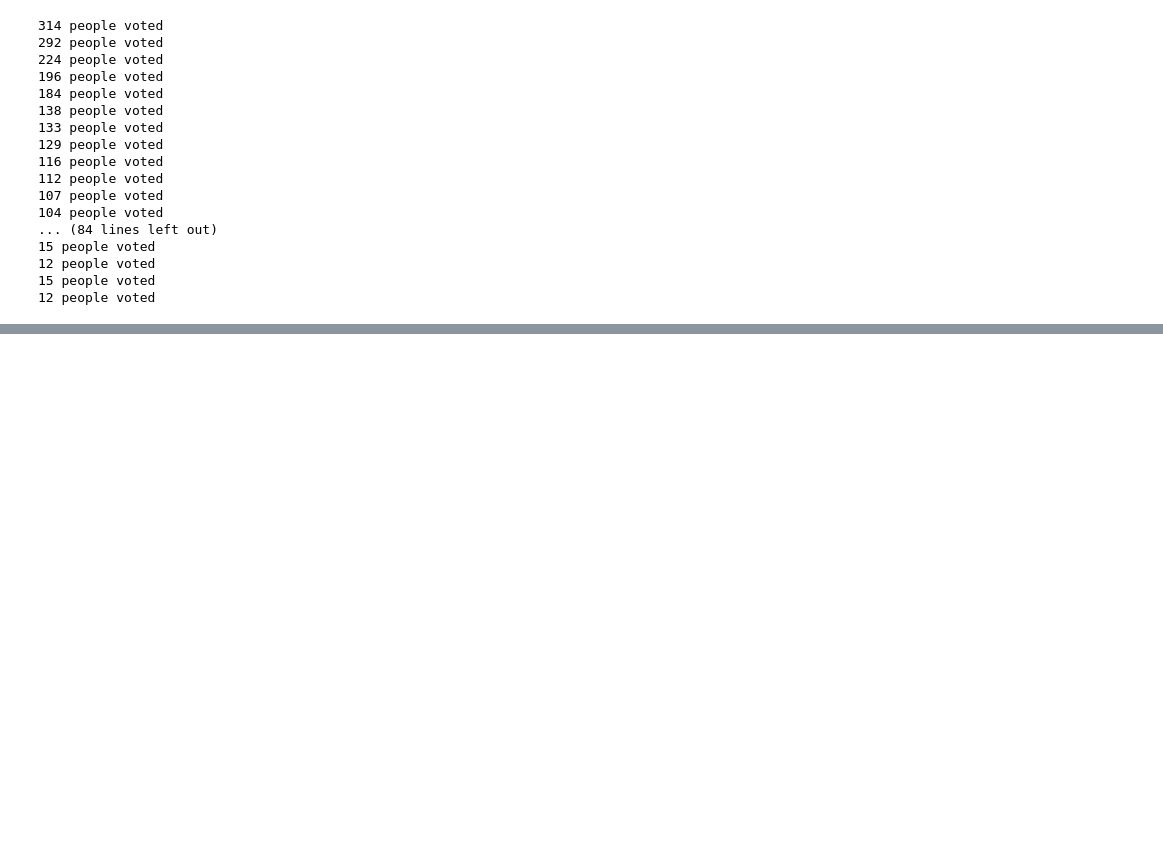
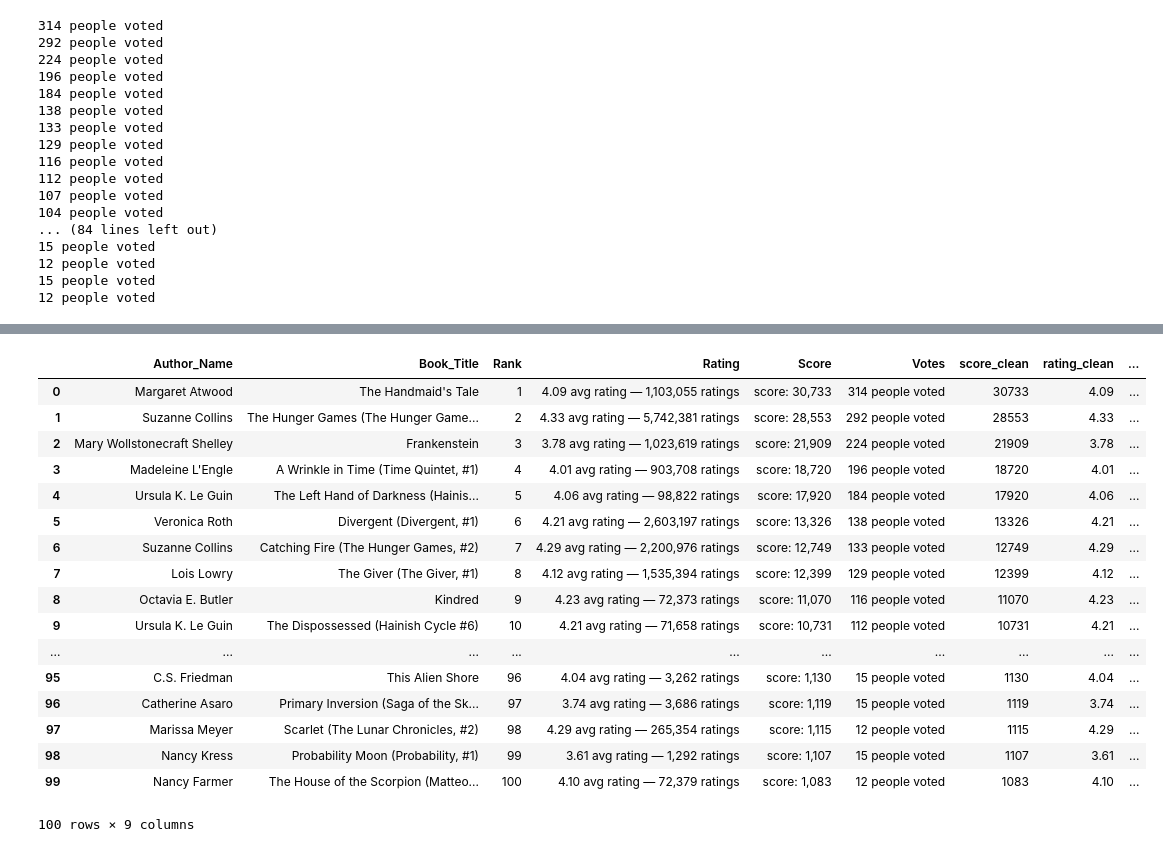
Before and after one commit to kosmaspanag/foundations_homework, a Jupyter notebook: 09-homework/Goodreads.ipynb, the cells around one changed output, grey strips where cells are left out. Saved outputs shown, nothing was run; the diff lists cells and outputs as text; code cells hidden in the pictures; blank space fills up the shorter version.

```diff
--- a/09-homework/Goodreads.ipynb
+++ b/09-homework/Goodreads.ipynb
@@ -189,3 +168,24 @@ flag
 *
 flag
 *
+# %%
+rows = []
+reads = doc.find_all('tr')
+
+for read in reads:
+    row = {}
+    try:
+        row['Rank'] = read.find(class_='number').text.strip()
+        row['Book_Title'] = read.find(class_='bookTitle').text.strip()
+        row['Author_Name'] = read.find(class_='authorName').text.strip()
+        row['Score'] = read.select('a[onclick]')[0].text
+        row['Votes'] = read.select('a[id]')[0].text
+        row['Rating'] = read.find(class_='minirating').text.strip()
+
+    except:
+        pass
+    rows.append(row)
+
+
+df = pd.DataFrame(rows)
+df
@@ -191,0 +238,2 @@ flag
+# %%
+df['score_clean'] = df.Score.str[7:].str.replace(',', '').astype(int)
@@ -191,0 +265,2 @@ flag
+# %%
+df['rating_clean'] = df.Rating.str.extract("(\d\.\d\d) ", expand=False)
@@ -191,0 +300,2 @@ flag
+# %%
+df['rating_clean'] = df.rating_clean.astype(float)
@@ -191,0 +314,22 @@ flag
+# %%
+df['number_of_ratings'] = df.Rating.str.extract("(\d\,\d{3}\,\d{3})", expand=False)
+df
+# %% [output]
+|  | Author_Name | Book_Title | Rank | Rating | Score | Votes | score_clean | rating_clean | ... |
+| 0 | Margaret Atwood | The Handmaid's Tale | 1 | 4.09 avg rating — 1,103,055 ratings | score: 30,733 | 314 people voted | 30733 | 4.09 | ... |
+| 1 | Suzanne Collins | The Hunger Games (The Hunger Game... | 2 | 4.33 avg rating — 5,742,381 ratings | score: 28,553 | 292 people voted | 28553 | 4.33 | ... |
+| 2 | Mary Wollstonecraft Shelley | Frankenstein | 3 | 3.78 avg rating — 1,023,619 ratings | score: 21,909 | 224 people voted | 21909 | 3.78 | ... |
+| 3 | Madeleine L'Engle | A Wrinkle in Time (Time Quintet, #1) | 4 | 4.01 avg rating — 903,708 ratings | score: 18,720 | 196 people voted | 18720 | 4.01 | ... |
+| 4 | Ursula K. Le Guin | The Left Hand of Darkness (Hainis... | 5 | 4.06 avg rating — 98,822 ratings | score: 17,920 | 184 people voted | 17920 | 4.06 | ... |
+| 5 | Veronica Roth | Divergent (Divergent, #1) | 6 | 4.21 avg rating — 2,603,197 ratings | score: 13,326 | 138 people voted | 13326 | 4.21 | ... |
+| 6 | Suzanne Collins | Catching Fire (The Hunger Games, #2) | 7 | 4.29 avg rating — 2,200,976 ratings | score: 12,749 | 133 people voted | 12749 | 4.29 | ... |
+| 7 | Lois Lowry | The Giver (The Giver, #1) | 8 | 4.12 avg rating — 1,535,394 ratings | score: 12,399 | 129 people voted | 12399 | 4.12 | ... |
+| 8 | Octavia E. Butler | Kindred | 9 | 4.23 avg rating — 72,373 ratings | score: 11,070 | 116 people voted | 11070 | 4.23 | ... |
+| 9 | Ursula K. Le Guin | The Dispossessed (Hainish Cycle #6) | 10 | 4.21 avg rating — 71,658 ratings | score: 10,731 | 112 people voted | 10731 | 4.21 | ... |
+| ... | ... | ... | ... | ... | ... | ... | ... | ... | ... |
+| 95 | C.S. Friedman | This Alien Shore | 96 | 4.04 avg rating — 3,262 ratings | score: 1,130 | 15 people voted | 1130 | 4.04 | ... |
+| 96 | Catherine Asaro | Primary Inversion (Saga of the Sk... | 97 | 3.74 avg rating — 3,686 ratings | score: 1,119 | 15 people voted | 1119 | 3.74 | ... |
+| 97 | Marissa Meyer | Scarlet (The Lunar Chronicles, #2) | 98 | 4.29 avg rating — 265,354 ratings | score: 1,115 | 12 people voted | 1115 | 4.29 | ... |
+| 98 | Nancy Kress | Probability Moon (Probability, #1) | 99 | 3.61 avg rating — 1,292 ratings | score: 1,107 | 15 people voted | 1107 | 3.61 | ... |
+| 99 | Nancy Farmer | The House of the Scorpion (Matteo... | 100 | 4.10 avg rating — 72,379 ratings | score: 1,083 | 12 people voted | 1083 | 4.10 | ... |
+100 rows × 9 columns
```
Also changed, not shown: parts of 16 cells of this notebook, 2 other files.
